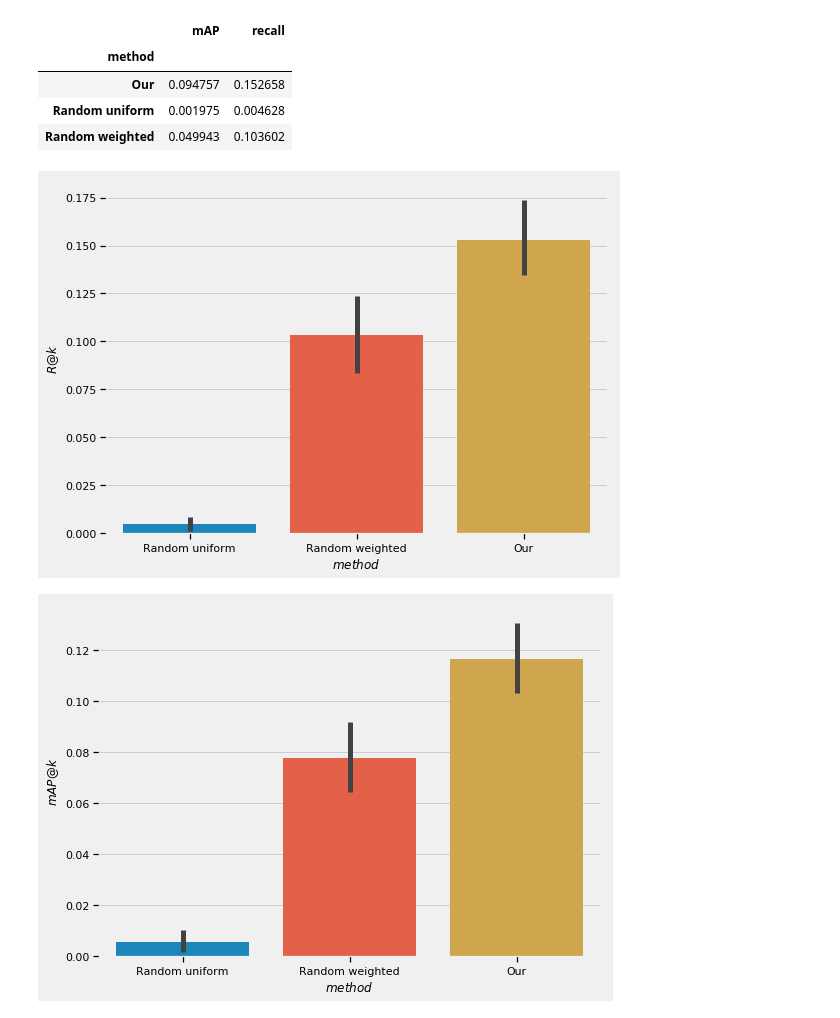
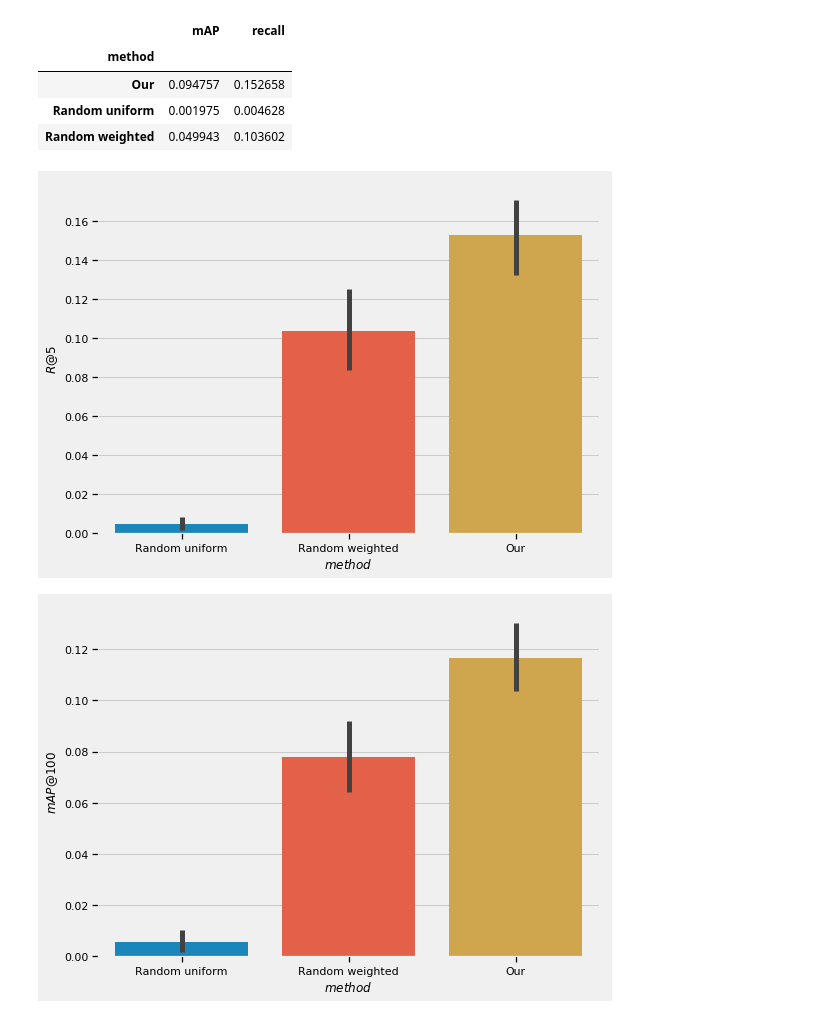
Before and after one commit to data-boars/hashtag-recommendation-project, a Jupyter notebook: notebooks/Grid Search Analysis.ipynb, the cells around one changed output. Saved outputs shown, nothing was run; the diff lists cells and outputs as text; code cells hidden in the pictures.

```diff
--- a/notebooks/Grid Search Analysis.ipynb
+++ b/notebooks/Grid Search Analysis.ipynb
@@ -304,14 +304,14 @@ d.groupby('method').agg({'mAP': 'mean', 'recall': 'mean'})
 # %%
 d = our_vs_rand.copy()
 d = d[d['K']==5]
 
 plt.figure(figsize=(8,6))
 ax = sns.barplot(d['method'], d['recall'], errwidth=5)
-ax.set(xlabel='$method$', ylabel='$R@k$')
+ax.set(xlabel='$method$', ylabel='$R@5$')
 # plt.title('Recall with top 5 recommendations\nOur vs. baseline')
 plt.savefig('reports/recall_top5.pdf', transparent=True, bbox_inches='tight')
 # %% [output]
-[figure, old version]
+[figure, new version]
 # %%
 #d = gs_random_uniform[(gs_random_uniform['occurence_limit']==20) & (gs_all['ratio'] >0.9)]
 d = our_vs_rand.copy()
@@ -319,12 +319,12 @@ d = d[d['K']==100]
 
 plt.figure(figsize=(8,6))
 ax = sns.barplot(d['method'], d['mAP'], errwidth=5)
-ax.set(xlabel='$method$', ylabel='$mAP@k$')
+ax.set(xlabel='$method$', ylabel='$mAP@100$')
 # plt.title('Mean Average Precision with top 5 recommendations\nOur vs. baseline')
 
 plt.savefig('reports/mAP_top100.pdf', transparent=True, bbox_inches='tight')
 # %% [output]
-[figure, old version]
+[figure, new version]
 # %%
 d = our_vs_rand.copy()
 d = d[d['K']==100]
```
Also changed, not shown: parts of 8 cells of this notebook, 16 other files.
